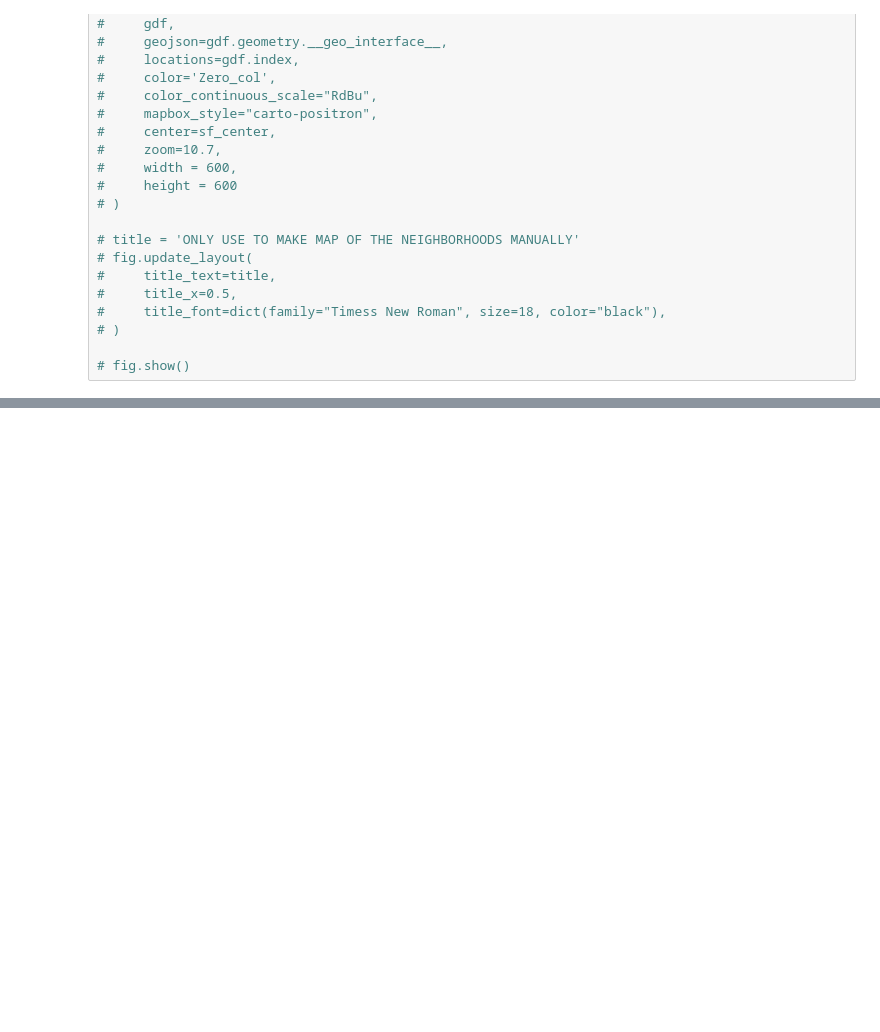
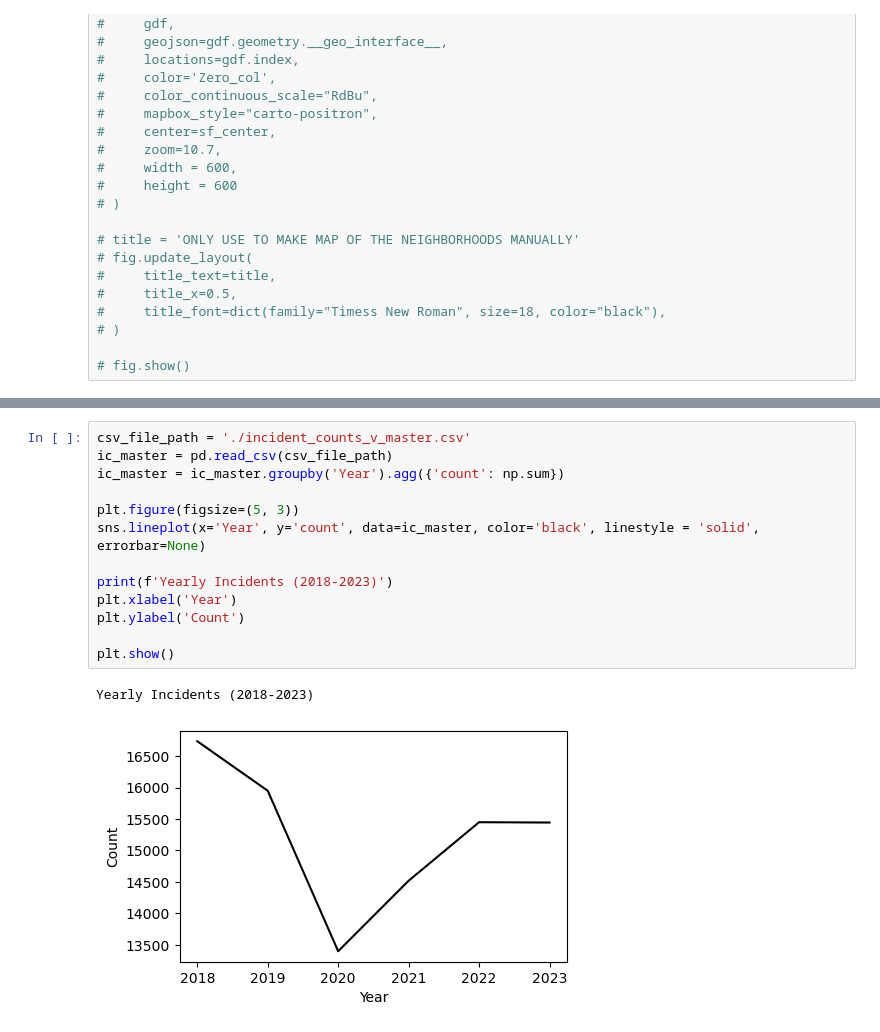
Before and after one commit to jgte29/ucbhonorsthesis2023-2024, a Jupyter notebook: Data_Analysis.ipynb, the cells around one changed output, grey strips where cells are left out. Saved outputs shown, nothing was run; the diff lists cells and outputs as text; blank space fills up the shorter version.

```diff
--- a/Data_Analysis.ipynb
+++ b/Data_Analysis.ipynb
@@ -2304,0 +2305,16 @@ desired_crimes = ['Drug Offense', 'Liquor Laws', 'Disorderly Conduct', 'Maliciou
+# %%
+csv_file_path = './incident_counts_v_master.csv'
+ic_master = pd.read_csv(csv_file_path)
+ic_master = ic_master.groupby('Year').agg({'count': np.sum})
+
+plt.figure(figsize=(5, 3))
+sns.lineplot(x='Year', y='count', data=ic_master, color='black', linestyle = 'solid', errorbar=None)
+
+print(f'Yearly Incidents (2018-2023)')
+plt.xlabel('Year')
+plt.ylabel('Count')
+
+plt.show()
+# %% [output]
+Yearly Incidents (2018-2023)
+[figure, added]
```
Also changed, not shown: parts of 4 cells of this notebook.
